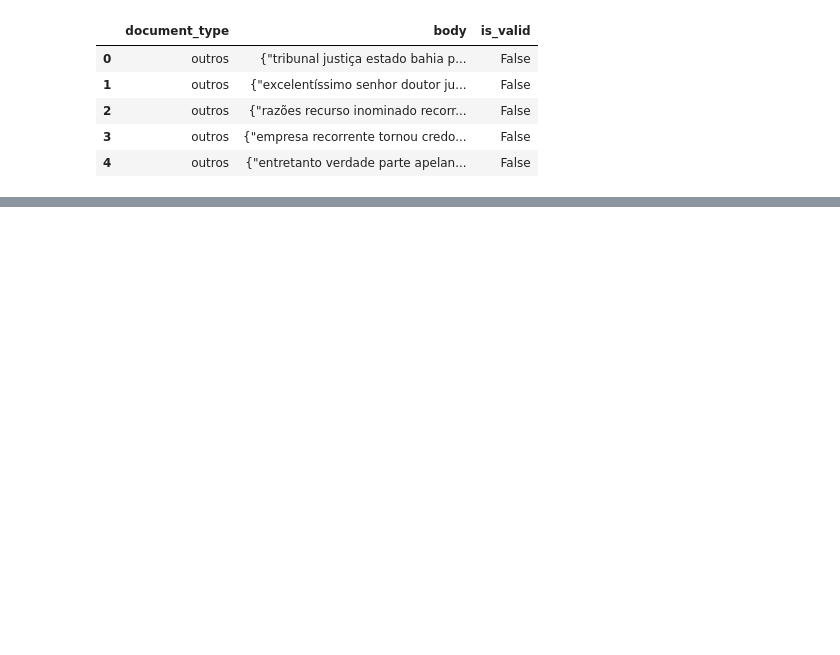
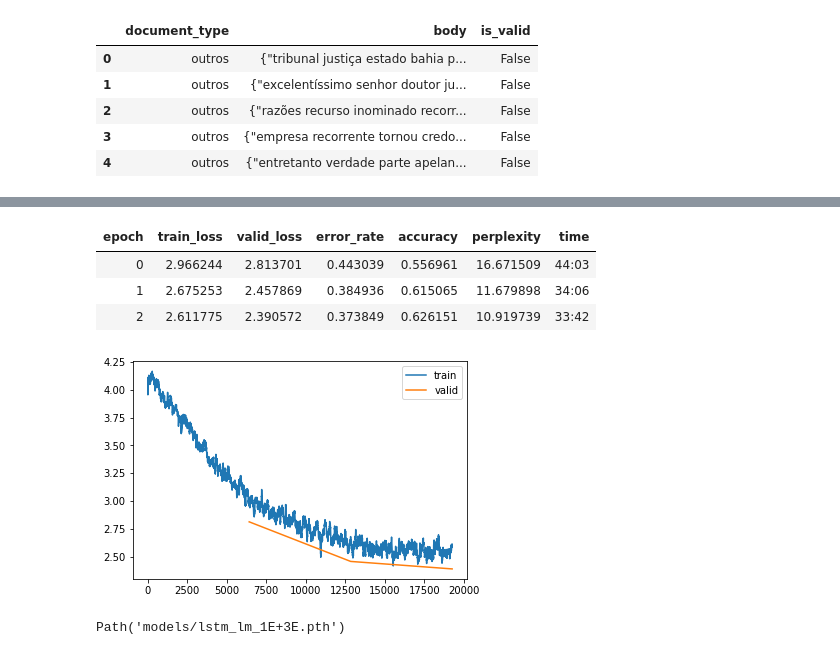
Before and after one commit to peluz/victor-visual-text, a Jupyter notebook: train_text_ulmfit.ipynb, the cells around one changed output, grey strips where cells are left out. Drawn from its saved outputs; the diff is of its cells as text; code cells hidden in the pictures; blank space fills up the shorter version.

```diff
--- a/train_text_ulmfit.ipynb
+++ b/train_text_ulmfit.ipynb
@@ -74,5 +74,5 @@ lm_fns3_bwd = ['pt_wt_sp15_multifit_bwd', 'pt_wt_vocab_sp15_multifit_bwd']
 # %%
-learn_lm = language_model_learner(dls_lm, AWD_LSTM, path=Path("."), config=config, pretrained_fnames=lm_fns3, drop_mult=1.,
+learn_lm = language_model_learner(dls_lm, AWD_LSTM, path=Path("."), drop_mult=1.,
                                   metrics=[error_rate, accuracy, perplexity])
 # %%
 learn_lm.save_encoder("no_fine_tune_enc")
@@ -87,3 +89,5 @@ learn_lm.freeze()
 learn_lm.summary()
 # %%
 learn_lm.lr_find()
+# %%
+learn_lm.fit_one_cycle(1, 1e-1)
@@ -89,0 +98,2 @@ learn_lm.lr_find()
+# %%
+learn_lm.load("lstm_lm_1E")
@@ -89,0 +128,15 @@ learn_lm.lr_find()
+# %%
+learn_lm.fit_one_cycle(3, 1e-3)
+# %% [output]
+| epoch | train_loss | valid_loss | error_rate | accuracy | perplexity | time |
+| 0 | 2.966244 | 2.813701 | 0.443039 | 0.556961 | 16.671509 | 44:03 |
+| 1 | 2.675253 | 2.457869 | 0.384936 | 0.615065 | 11.679898 | 34:06 |
+| 2 | 2.611775 | 2.390572 | 0.373849 | 0.626151 | 10.919739 | 33:42 |
+# %%
+learn_lm.recorder.plot_loss()
+# %% [output]
+[figure, added]
+# %%
+learn_lm.save('lstm_lm_1E+3E')
+# %% [output]
+Path('models/lstm_lm_1E+3E.pth')
```
Also changed, not shown: parts of 86 cells of this notebook, 1 other file.
